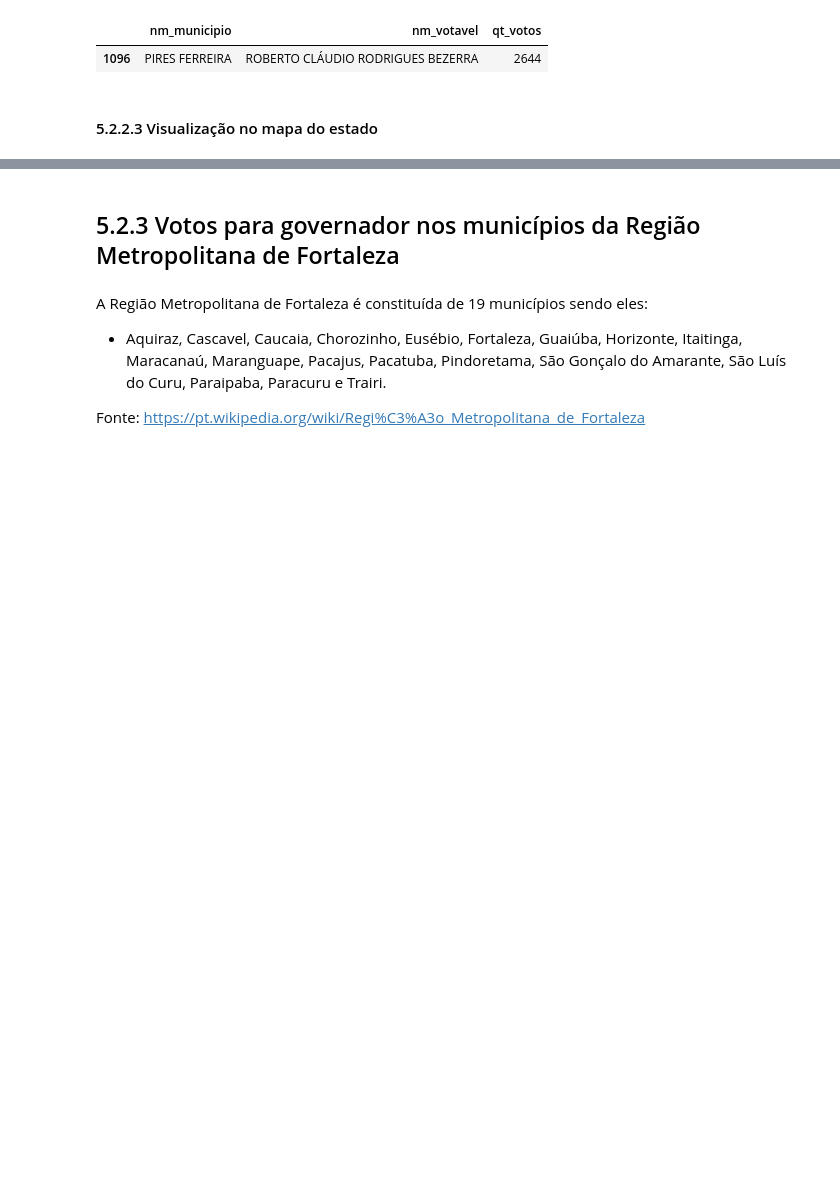
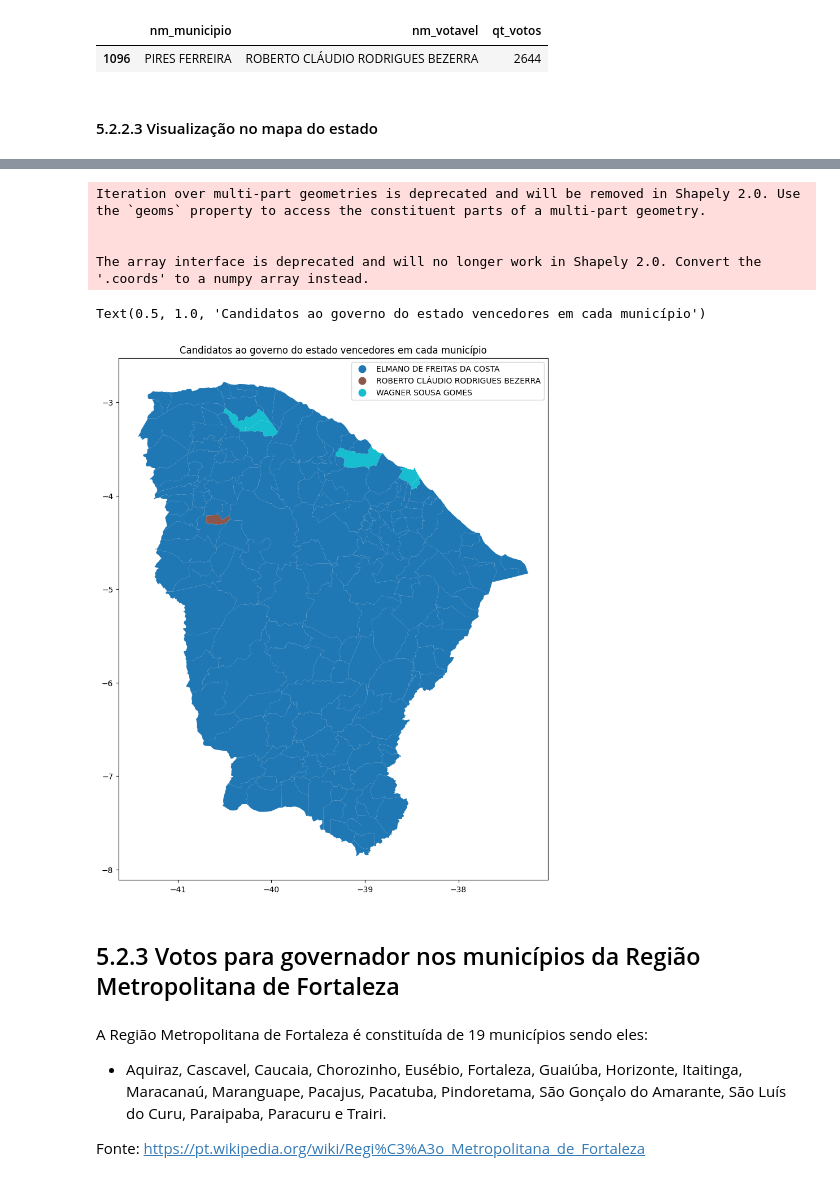
Before and after one commit to DamodaraBarbosa/clustering_municipios_eleicoes_2022_ceara, a Jupyter notebook: 05_data_analysis_eleicoes_ceara_2022.ipynb, the cells around one changed output, grey strips where cells are left out. Cells and saved outputs as stored; diff of their text form; code cells hidden in the pictures; blank space fills up the shorter version.

```diff
--- a/05_data_analysis_eleicoes_ceara_2022.ipynb
+++ b/05_data_analysis_eleicoes_ceara_2022.ipynb
@@ -677,3 +634,16 @@ IndentationError: ignored
+# %%
+ax = vencedores_por_municipio.plot(
+    column= 'nm_votavel',
+    legend= True, figsize= (18, 12)
+)
+ax.set_title('Candidatos ao governo do estado vencedores em cada município')
+# %% [output]
+Iteration over multi-part geometries is deprecated and will be removed in Shapely 2.0. Use the `geoms` property to access the constituent parts of a multi-part geometry.
+
+
+The array interface is deprecated and will no longer work in Shapely 2.0. Convert the '.coords' to a numpy array instead.
+Text(0.5, 1.0, 'Candidatos ao governo do estado vencedores em cada município')
+[figure, added]
 # %% [markdown]
 ## 5.2.3 Votos para governador nos municípios da Região Metropolitana de Fortaleza
 # %% [markdown]
```
Also changed, not shown: parts of 30 cells of this notebook.
